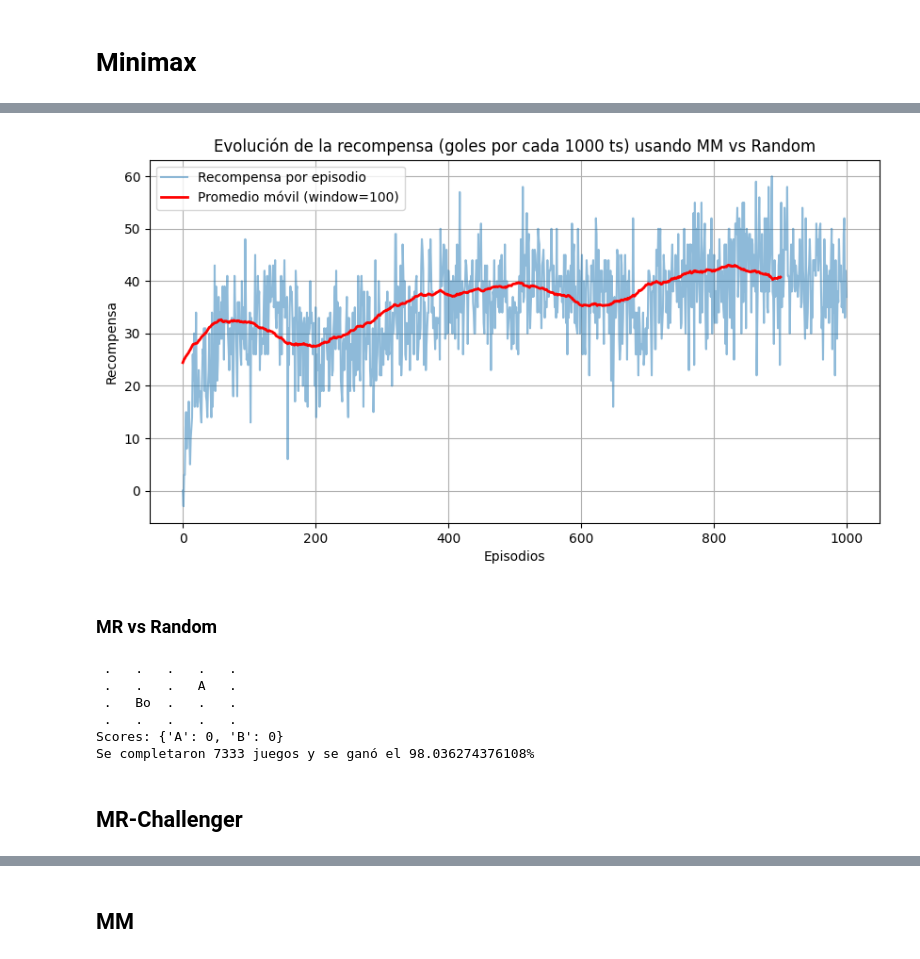
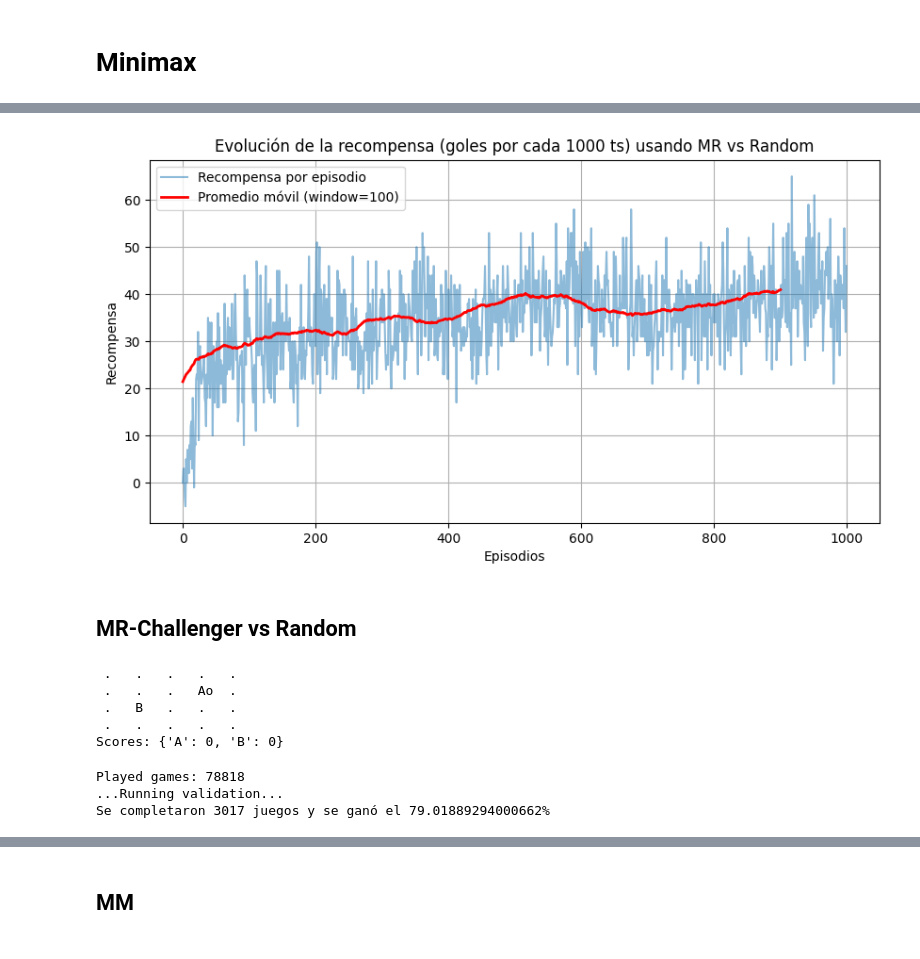
Before and after one commit to juanpabmedina/master_thesis, a Jupyter notebook: algorithms/soccer_game/soccer_game.ipynb, the cells around one changed output, grey strips where cells are left out. Drawn from its saved outputs; the diff is of its cells as text; code cells hidden in the pictures.

```diff
--- a/algorithms/soccer_game/soccer_game.ipynb
+++ b/algorithms/soccer_game/soccer_game.ipynb
@@ -221,3 +34,6 @@ Played games: 44546
 # %%
+trainer = MinimaxTrainer(steps=1000000, player='A', opponent='random', pi_table={})
+MR_hist_reward, pi_table_MR  = trainer.train()
+
 with open("results/pi_table_MR.txt", "w") as f:
-    f.write(str(pi_table_mm))
+    f.write(str(pi_table_MR))
@@ -224,22 +49,26 @@ with open("results/pi_table_MR.txt", "w") as f:
 # %%
-title = 'Evolución de la recompensa (goles por cada 1000 ts) usando MM vs Random'
-plot_rewards(mm_hist_reward,title, window_size=100)
+title = 'Evolución de la recompensa (goles por cada 1000 ts) usando MR vs Random'
+plot_rewards(MR_hist_reward,title, window_size=100)
 # %% [output]
-[figure, old version]
+[figure, new version]
 # %% [markdown]
-### MR vs Random
+## MR-Challenger vs Random
-# %%
-run_validation(pi_table_mm, player='A', render = False, opponent = 'random')
-# %% [output]
- .   .   .   .   .
- .   .   .   A   .
- .   Bo  .   .   .
- .   .   .   .   .
-Scores: {'A': 0, 'B': 0}
-Se completaron 7333 juegos y se ganó el 98.036274376108%
-# %% [markdown]
-## MR-Challenger
 # %%
 with open("results/pi_table_MR.txt", "r") as f:
     contenido = f.read()
     pi_table_MR = eval(contenido)  # Convierte el texto de nuevo en un diccionario
+
+trainer = MinimaxTrainer(steps=1000000, player='B', opponent='pi_table', pi_table=pi_table_MR)
+MRC_hist_reward, pi_table_MRC  = trainer.train()
+
+with open("results/pi_table_MRC.txt", "w") as f:
+    f.write(str(pi_table_MRC))
+# %% [output]
+ .   .   .   .   .
+ .   .   .   Ao  .
+ .   B   .   .   .
+ .   .   .   .   .
+Scores: {'A': 0, 'B': 0}
+Played games: 78818
+...Running validation...
+Se completaron 3017 juegos y se ganó el 79.01889294000662%
```
Also changed, not shown: parts of 65 cells of this notebook, 13 other files.
